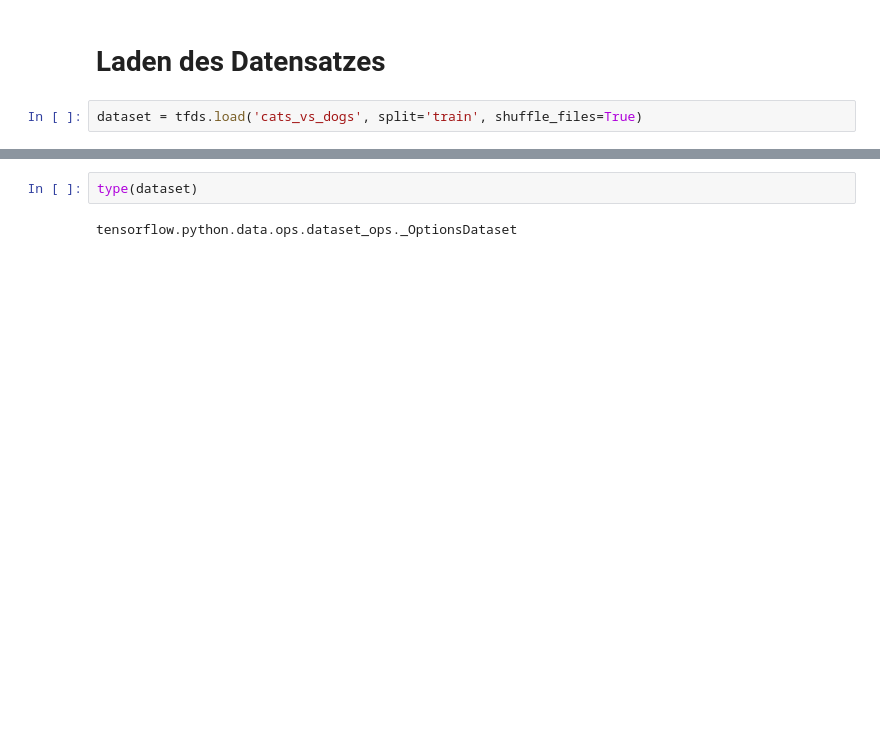
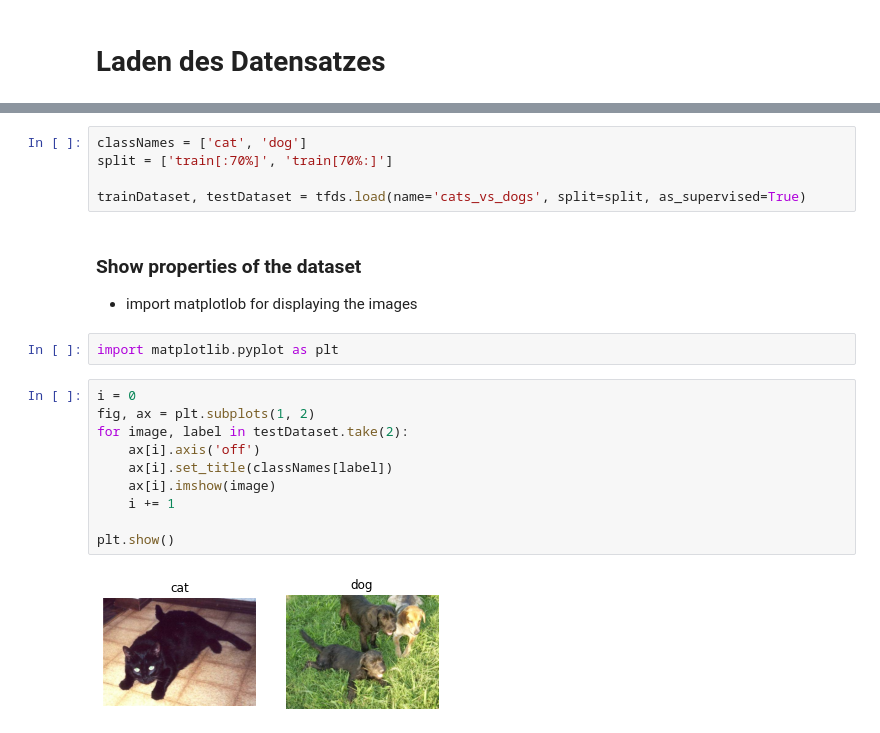
Before and after one commit to NicolaHorst/Cats_vs_Dogs_nn, a Jupyter notebook: src/Cats_vs_Dogs_nn.ipynb, the cells around one changed output, grey strips where cells are left out. Drawn from its saved outputs; the diff is of its cells as text; blank space fills up the shorter version.

Commit message:
project setup and first tests

```diff
--- a/src/Cats_vs_Dogs_nn.ipynb
+++ b/src/Cats_vs_Dogs_nn.ipynb
@@ -10,4 +12,2 @@ import tensorflow_datasets as tfds
 # %% [markdown]
 # Laden des Datensatzes
-# %%
-dataset = tfds.load('cats_vs_dogs', split='train', shuffle_files=True)
@@ -17,4 +14,22 @@ Dataset cats_vs_dogs downloaded and prepared to C:\Users\nic-e\tensorflow_datase
-# %%
-type(dataset)
-# %% [output]
-tensorflow.python.data.ops.dataset_ops._OptionsDataset
+# %%
+classNames = ['cat', 'dog']
+split = ['train[:70%]', 'train[70%:]']
+
+trainDataset, testDataset = tfds.load(name='cats_vs_dogs', split=split, as_supervised=True)
+# %% [markdown]
+### Show properties of the dataset
+- import matplotlob for displaying the images
+# %%
+import matplotlib.pyplot as plt
+# %%
+i = 0
+fig, ax = plt.subplots(1, 2)
+for image, label in testDataset.take(2):
+    ax[i].axis('off')
+    ax[i].set_title(classNames[label])
+    ax[i].imshow(image)
+    i += 1
+
+plt.show()
+# %% [output]
+[figure, added]
```
Also changed, not shown: parts of 10 cells of this notebook.
